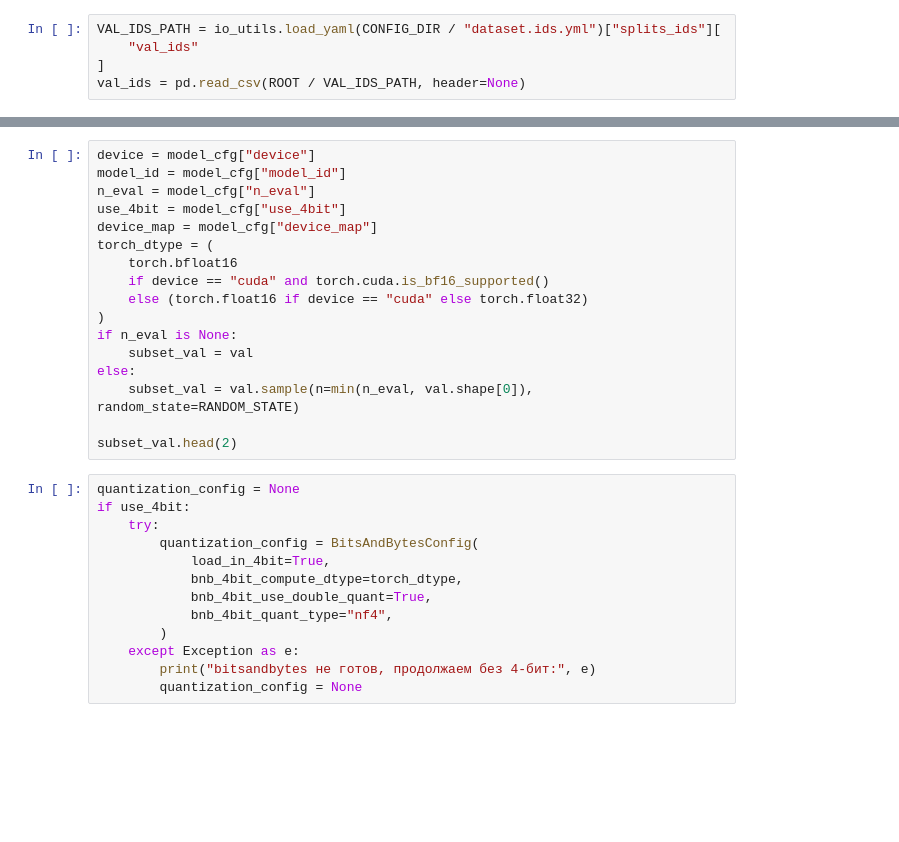
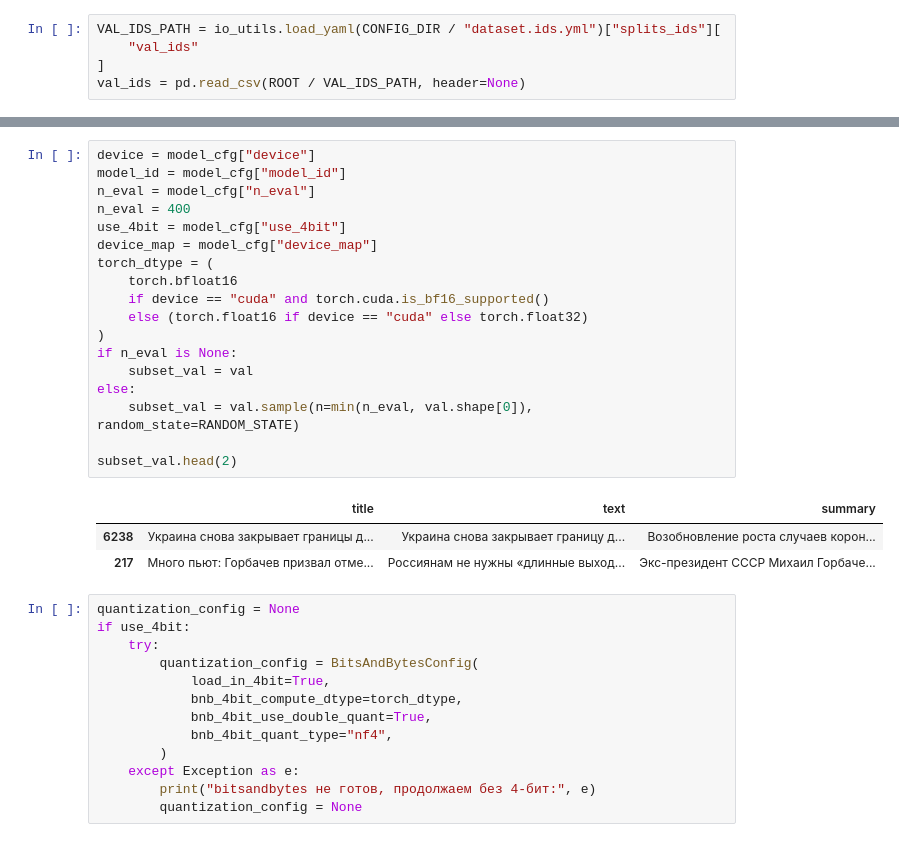
Before and after one commit to mdayssi/llm-news-summarizer-ru, a Jupyter notebook: notebooks/03_llm_zero_shot.ipynb, the cells around one changed output, grey strips where cells are left out. Drawn from its saved outputs; the diff is of its cells as text; blank space fills up the shorter version.

```diff
--- a/notebooks/03_llm_zero_shot.ipynb
+++ b/notebooks/03_llm_zero_shot.ipynb
@@ -63,20 +88,25 @@ model_cfg
 # %%
 device = model_cfg["device"]
 model_id = model_cfg["model_id"]
 n_eval = model_cfg["n_eval"]
+n_eval = 400
 use_4bit = model_cfg["use_4bit"]
 device_map = model_cfg["device_map"]
 torch_dtype = (
     torch.bfloat16
     if device == "cuda" and torch.cuda.is_bf16_supported()
     else (torch.float16 if device == "cuda" else torch.float32)
 )
 if n_eval is None:
     subset_val = val
 else:
     subset_val = val.sample(n=min(n_eval, val.shape[0]), random_state=RANDOM_STATE)
 
 subset_val.head(2)
+# %% [output]
+|  | title | text | summary |
+| 6238 | Украина снова закрывает границы д... | Украина снова закрывает границу д... | Возобновление роста случаев корон... |
+| 217 | Много пьют: Горбачев призвал отме... | Россиянам не нужны «длинные выход... | Экс-президент СССР Михаил Горбаче... |
 # %%
 quantization_config = None
 if use_4bit:
```
Also changed, not shown: parts of 11 cells of this notebook.
